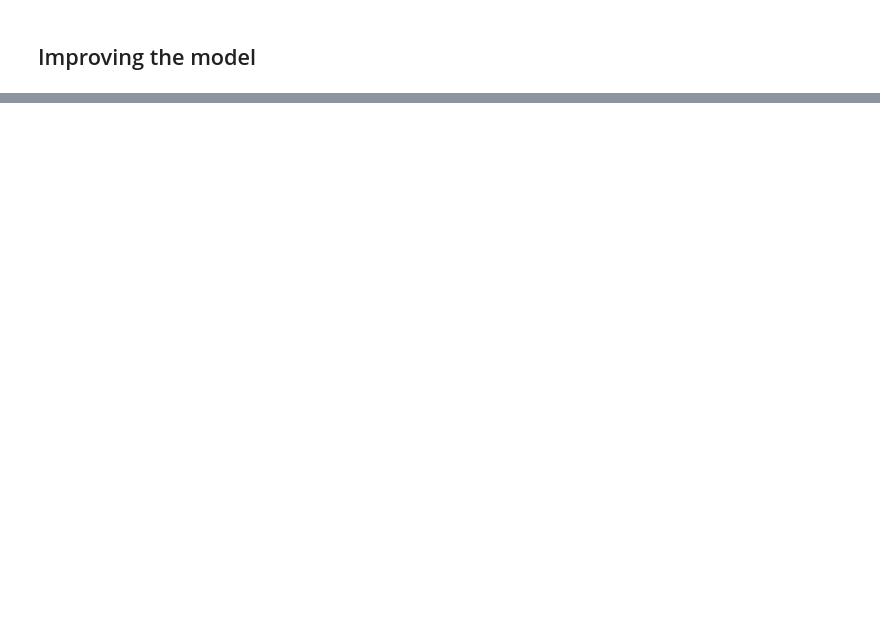
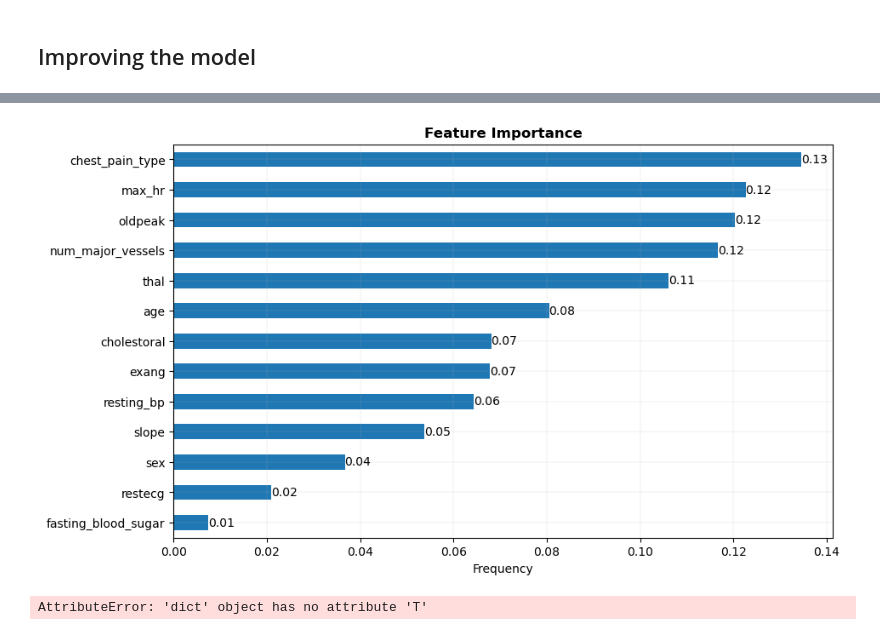
Before and after one commit to clevernat/heart-disease-project, a Jupyter notebook: HEART DISEASE PROJECT.ipynb, the cells around one changed output, grey strips where cells are left out. Drawn from its saved outputs; the diff is of its cells as text; code cells hidden in the pictures; blank space fills up the shorter version.

```diff
--- a/HEART DISEASE PROJECT.ipynb
+++ b/HEART DISEASE PROJECT.ipynb
@@ -1019,0 +969,25 @@ plt.grid(linewidth=0.2, alpha=0.7)
+# %%
+# Visualize feature importance
+features_df = pd.DataFrame(features_dict, index=[0])
+# features_df.T.plot.bar(title="Feature Importance", legend=False);
+# Sort the DataFrame by values in ascending order
+sorted_df = features_df.T.sort_values(by=0, ascending=True)
+
+# Plot the sorted DataFrame
+ax = sorted_df.plot(kind='barh', figsize=(10, 6), legend=False)
+
+# Add text annotations for each bar
+for i, v in enumerate(sorted_df[0]):
+#     ax.text(v, i, str(v), ha='left', va='center')
+    ax.text(v, i, f"{v:.2f}", ha='left', va='center')
+
+
+plt.xlabel('Frequency')
+plt.title('Feature Importance', fontweight='bold')
+plt.grid(linewidth=0.2, alpha=0.7)
+# %% [output]
+[figure, added]
+# %%
+features_dict
+# %% [output]
+AttributeError: 'dict' object has no attribute 'T'
```
Also changed, not shown: parts of 58 cells of this notebook.
